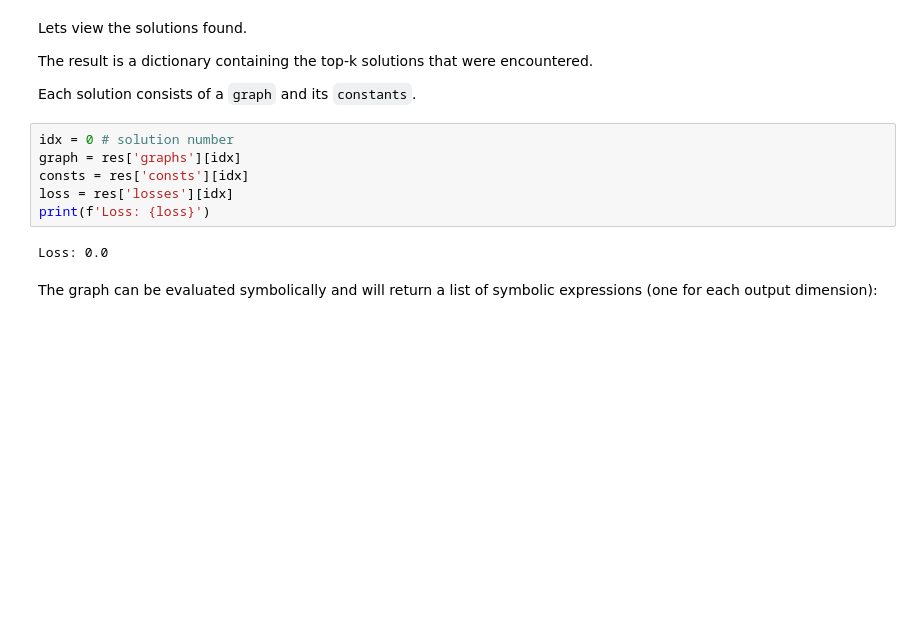
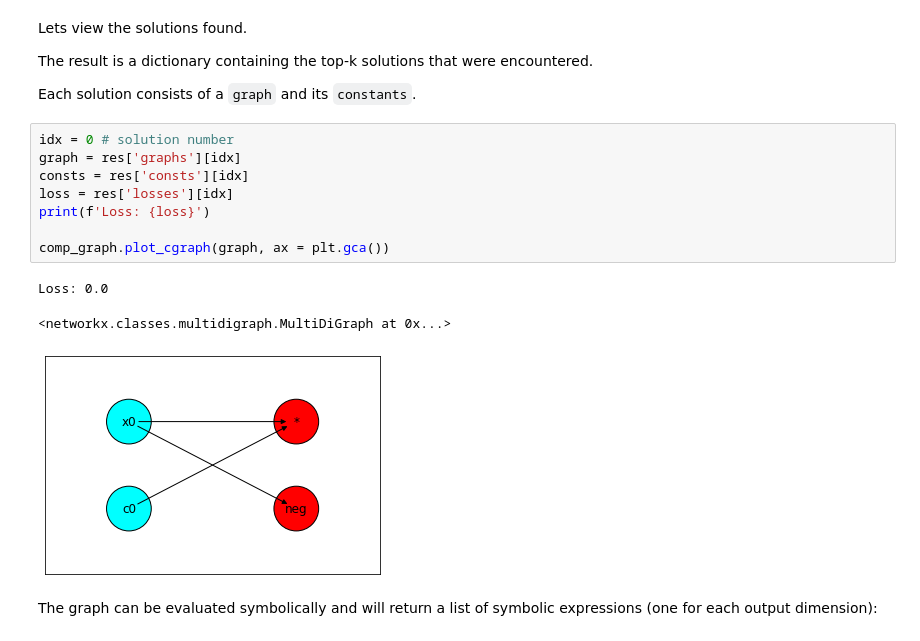
Before and after one commit to kahlmeyer94/DAG_search, a Jupyter notebook: tutorial.ipynb, the cells around one changed output. Cells and saved outputs as stored; diff of their text form; blank space fills up the shorter version.

```diff
--- a/tutorial.ipynb
+++ b/tutorial.ipynb
@@ -143,11 +146,15 @@ Each solution consists of a `graph` and its `constants`.
 # %%
 idx = 0 # solution number
 graph = res['graphs'][idx]
 consts = res['consts'][idx]
 loss = res['losses'][idx]
 print(f'Loss: {loss}')
+
+comp_graph.plot_cgraph(graph, ax = plt.gca())
 # %% [output]
 Loss: 0.0
+<networkx.classes.multidigraph.MultiDiGraph at 0x...>
+[figure, added]
 # %% [markdown]
 The graph can be evaluated symbolically and will return a list of symbolic expressions (one for each output dimension):
 # %%
```
Also changed, not shown: parts of 14 cells of this notebook.
